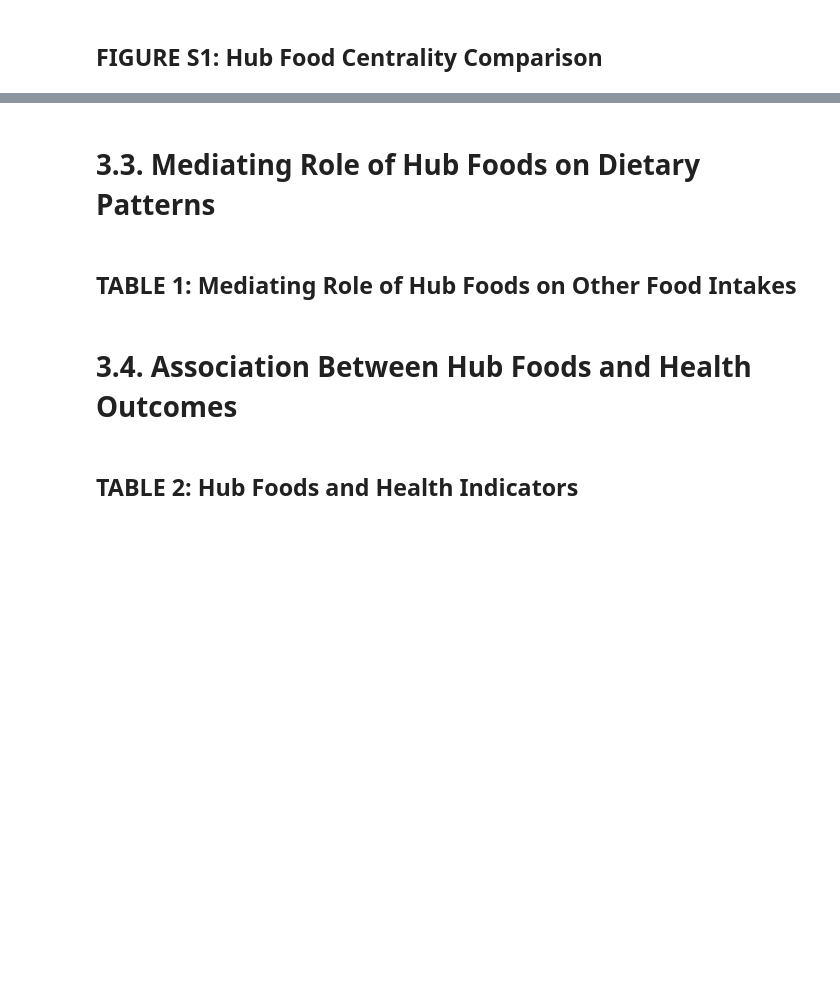
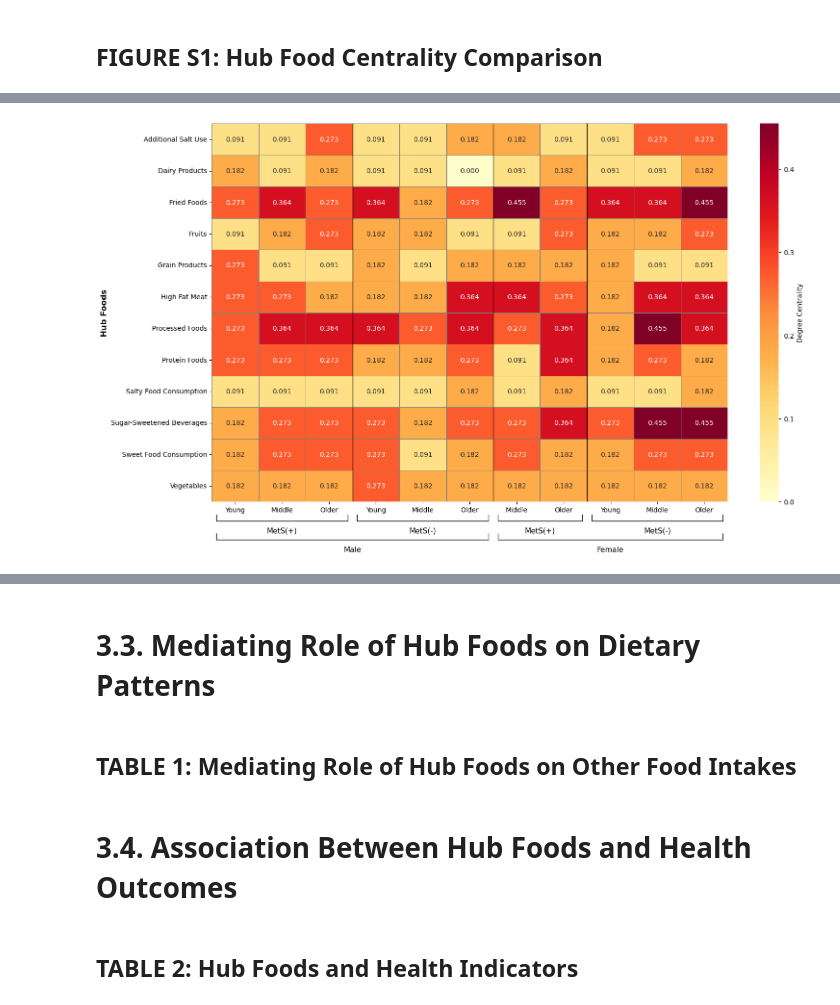
Before and after one commit to HeejeongH/Network, a Jupyter notebook: ver4.0_GGM/src/main_figures_table.ipynb, the cells around one changed output, grey strips where cells are left out. Cells and saved outputs as stored; diff of their text form; code cells hidden in the pictures; blank space fills up the shorter version.

```diff
--- a/ver4.0_GGM/src/main_figures_table.ipynb
+++ b/ver4.0_GGM/src/main_figures_table.ipynb
@@ -495 +367,95 @@ plt.savefig(output_file, dpi=300, bbox_inches='tight', facecolor='white')
+# %%
+data = []
+all_foods = set()
+
+for idx, (sex, age_group, mets_status) in enumerate(GROUPS):
+    G = load_network(sex, age_group, mets_status)
+    if G is None:
+        continue
+
+    centrality = nx.degree_centrality(G)
+    for food, cent_value in centrality.items():
+        all_foods.add(food)
+        data.append({
+            'Group': GROUP_LABELS[idx].replace('_', ' '),
+            'Food': food,
+            'Centrality': cent_value
+        })
+
+df = pd.DataFrame(data)
+
+food_avg_centrality = df.groupby('Food')['Centrality'].mean().sort_values(ascending=False)
+top_hub_foods = food_avg_centrality.index.tolist()
+
+df_top_hubs = df[df['Food'].isin(top_hub_foods)]
+heatmap_data = df_top_hubs.pivot_table(
+    index='Food',
+    columns='Group',
+    values='Centrality',
+    fill_value=0
+)
+
+desired_order = [
+    'Male Young MetS(+)', 'Male Middle MetS(+)', 'Male Older MetS(+)',
+    'Male Young MetS(-)', 'Male Middle MetS(-)', 'Male Older MetS(-)',
+    'Female Middle MetS(+)', 'Female Older MetS(+)',
+    'Female Young MetS(-)', 'Female Middle MetS(-)', 'Female Older MetS(-)'
+]
+
+heatmap_data = heatmap_data.reindex(columns=[c for c in desired_order if c in heatmap_data.columns])
+fig, ax = plt.subplots(1, 1, figsize=(16, 10)) # 아래 공간 확보를 위해 높이 증가
+
+x_tick_labels = []
+for label in heatmap_data.columns:
+    if 'Young' in label: x_tick_labels.append('Young')
+    elif 'Middle' in label: x_tick_labels.append('Middle')
+    elif 'Older' in label: x_tick_labels.append('Older')
+    else: x_tick_labels.append(label)
+
+sns.heatmap(
+    heatmap_data,
+    annot=True,
+    fmt='.3f',
+    cmap='YlOrRd',
+    cbar_kws={'label': 'Degree Centrality'},
+    linewidths=0.5,
+    linecolor='gray',
+    ax=ax,
+    xticklabels=x_tick_labels, # X축 라벨 교체
+    vmin=0,
+    vmax=heatmap_data.values.max()
+)
+
+ax.set_xlabel('') # 기본 X축 제목 제거
+ax.set_ylabel('Hub Foods', fontsize=12, fontweight='bold')
+
+ax.set_xticklabels(ax.get_xticklabels(), rotation=0, fontsize=10)
+ax.set_yticklabels(ax.get_yticklabels(), rotation=0, fontsize=10)
+
+def add_group_label(ax, x_start, x_end, label, y_pos, line_y_pos, color='black'):
+    tick_len = 0.2
+    x_coords = [x_start, x_start, x_end, x_end]
+    y_coords = [line_y_pos - tick_len, line_y_pos, line_y_pos, line_y_pos - tick_len]
+    line = lines.Line2D(x_coords, y_coords, lw=1, color=color, transform=ax.transData, clip_on=False)
+    line.set_path_effects([path_effects.withStroke(linewidth=3, foreground="white")])
+    ax.add_line(line)
+    ax.text((x_start + x_end) / 2, y_pos, label, ha='center', va='top', transform=ax.transData, fontsize=11, color=color)
+y_max = heatmap_data.shape[0]
+
+add_group_label(ax, 0.1, 2.9, "MetS(+)", y_max + 0.8, y_max + 0.6)
+add_group_label(ax, 3.1, 5.9, "MetS(-)", y_max + 0.8, y_max + 0.6)
+add_group_label(ax, 6.1, 7.9, "MetS(+)", y_max + 0.8, y_max + 0.6)
+add_group_label(ax, 8.1, 10.9, "MetS(-)", y_max + 0.8, y_max + 0.6)
+
+add_group_label(ax, 0.1, 5.9, "Male", y_max + 1.4, y_max + 1.2)
+add_group_label(ax, 6.1, 10.9, "Female", y_max + 1.4, y_max + 1.2)
+
+ax.vlines([3, 6, 8], *ax.get_ylim(), colors='black', linestyles='solid', linewidth=1)
+plt.tight_layout()
+plt.subplots_adjust(bottom=0.2)
+
+output_file = FIGURES_DIR / 'Figure_S1_Hub_Centrality_Comparison_Grouped.png'
+plt.savefig(output_file, dpi=300, bbox_inches='tight', facecolor='white')
+# %% [output]
+[figure, added]
 # %% [markdown]
```
Also changed, not shown: parts of 19 cells of this notebook, 20 other files.
